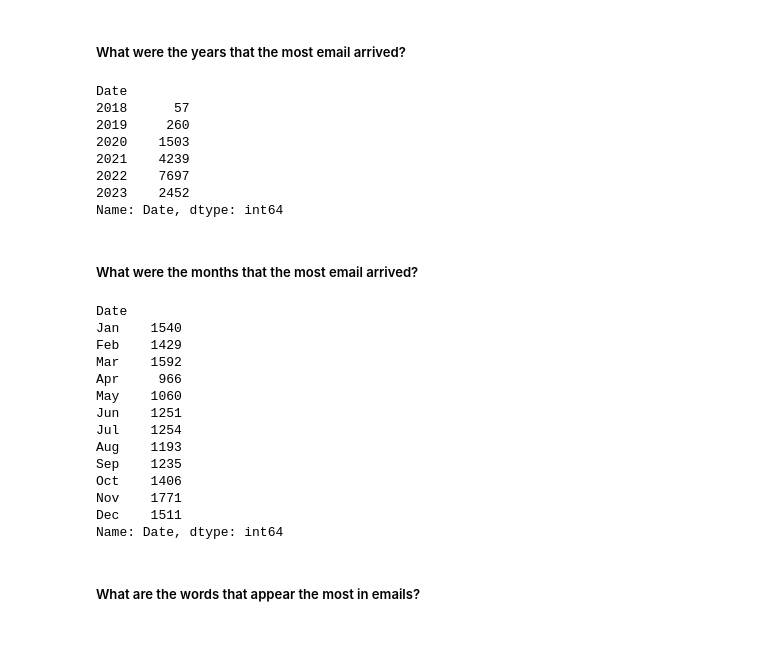
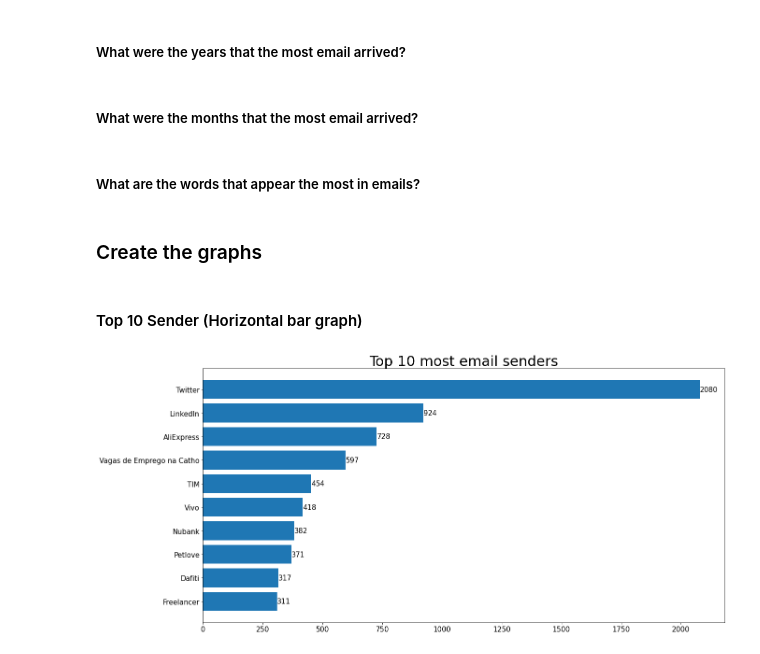
Before and after one commit to DemikFR/Gmail_Manager_Scripts, a Jupyter notebook: Analysis_my_Gmail.ipynb, the cells around one changed output. Cells and saved outputs as stored; diff of their text form; code cells hidden in the pictures.

Commit message:
Creation of representation of metrics with graphs

```diff
--- a/Analysis_my_Gmail.ipynb
+++ b/Analysis_my_Gmail.ipynb
@@ -21,4 +22,4 @@ dtype: object
 # %% [markdown]
 ##### Who are the senders who send the most emails?
 # %%
-top_10_senders = df['Sender'].value_counts().nlargest(10)
+top_10_senders = df['Sender'].value_counts(sort=True).head(10).to_frame()
@@ -37,36 +26,11 @@ Name: Sender, dtype: int64
 # %% [markdown]
 ##### What were the years that the most email arrived?
 # %%
-year_values = df.groupby(df['Date'].dt.year, group_keys=False)['Date'].apply(lambda x: x.count())
+year_values = df.groupby(df['Date'].dt.year, group_keys=False)['Date'].apply(lambda x: x.count()).to_frame()
-# %% [output]
-Date
-2018      57
-2019     260
-2020    1503
-2021    4239
-2022    7697
-2023    2452
-Name: Date, dtype: int64
 # %% [markdown]
 ##### What were the months that the most email arrived?
 # %%
-month_values = df.groupby(df['Date'].dt.month, group_keys=False)['Date'].apply(lambda x: x.count())
+month_values = df.groupby(df['Date'].dt.month, group_keys=False)['Date'].apply(lambda x: x.count()).to_frame()
 month_values.index = pd.to_datetime(month_values.index, format='%m').strftime('%b') #Tranform month numbers
-month_values
-# %% [output]
-Date
-Jan    1540
-Feb    1429
-Mar    1592
-Apr     966
-May    1060
-Jun    1251
-Jul    1254
-Aug    1193
-Sep    1235
-Oct    1406
-Nov    1771
-Dec    1511
-Name: Date, dtype: int64
 # %% [markdown]
 ##### What are the words that appear the most in emails?
@@ -72,0 +42,14 @@ Name: Date, dtype: int64
+# %% [markdown]
+### Create the graphs
+# %% [markdown]
+#### Top 10 Sender (Horizontal bar graph)
+# %%
+fig, ax = plt.subplots(figsize=(20, 10))
+ax.barh(y=top_10_senders.index, width=top_10_senders['Sender'])
+ax.invert_yaxis()
+ax.set_title(label='Top 10 most email senders', fontsize=30)
+ax.tick_params(axis='both', labelsize=15)
+ax.bar_label(ax.containers[0], fontsize=15)
+plt.show()
+# %% [output]
+[figure, added]
```
Also changed, not shown: parts of 8 cells of this notebook.
